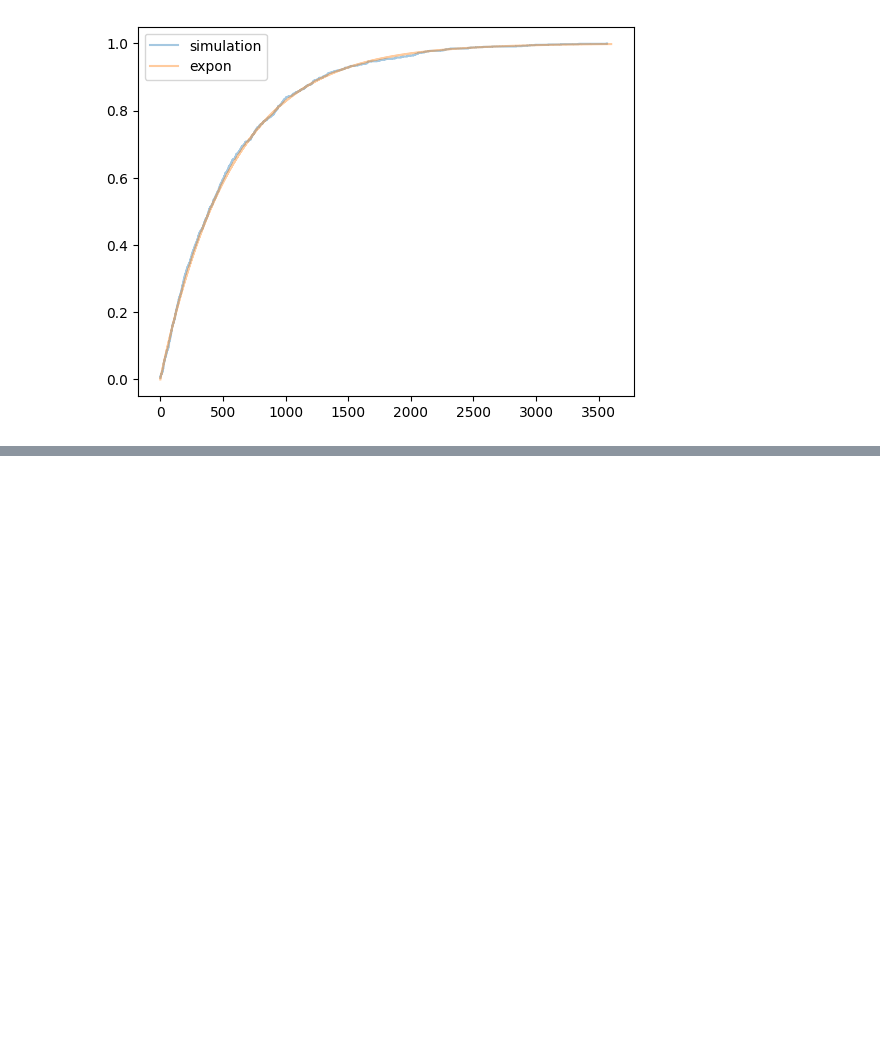
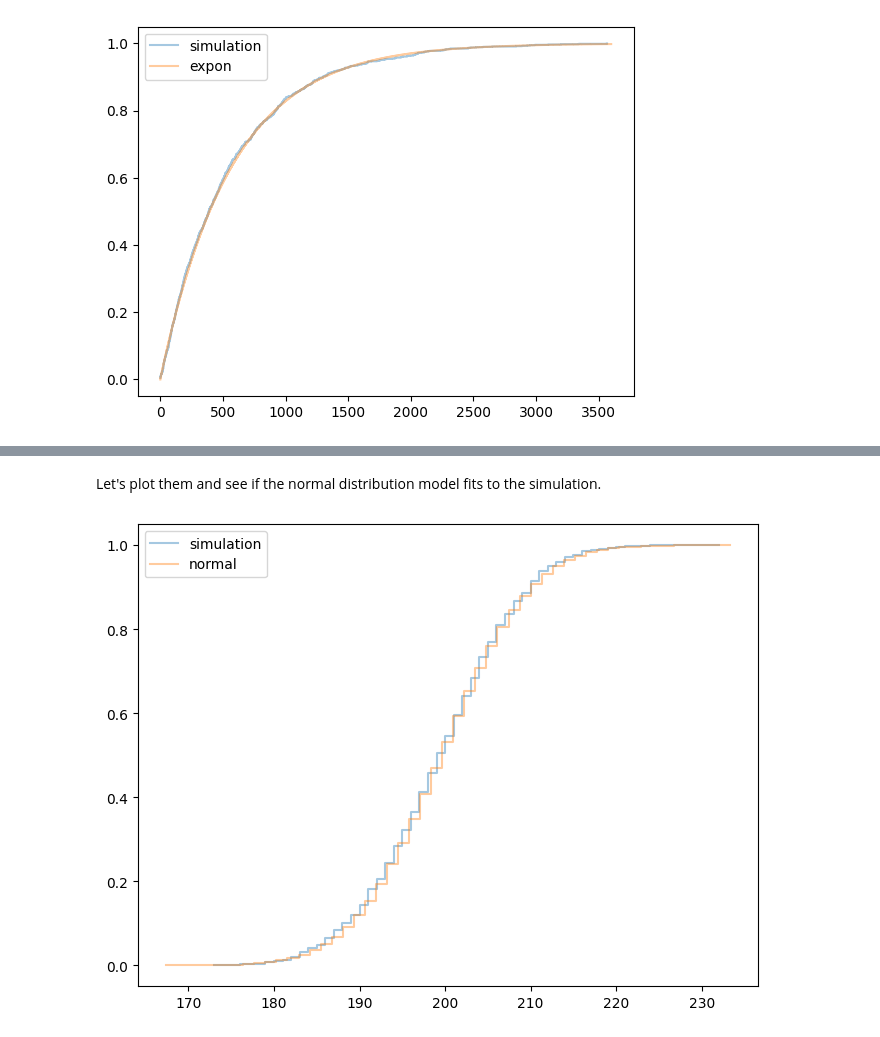
Before and after one commit to dybdeskarphet/statistics, a Jupyter notebook: notes/think_stats/05_modeling_distributions.ipynb, the cells around one changed output, grey strips where cells are left out. Saved outputs shown, nothing was run; the diff lists cells and outputs as text; code cells hidden in the pictures; blank space fills up the shorter version.

Commit message:
Add normal distribution chapter

```diff
--- a/notes/think_stats/05_modeling_distributions.ipynb
+++ b/notes/think_stats/05_modeling_distributions.ipynb
@@ -474,0 +508,4 @@ It matches up perfectly (for 3600 ticks) with the exponential distribution model
+# %%
+sim_weights_cdf = pd.Series(sim_weights).value_counts(normalize=True).sort_index().cumsum()
+sim_cdf_size = sim_weights_cdf.count()
+sim_weights_cdf
@@ -474,0 +532,5 @@ It matches up perfectly (for 3600 ticks) with the exponential distribution model
+# %%
+mean, std = np.mean(sim_weights), np.std(sim_weights)
+low, high = mean - 4*std, mean + 4*std
+print(mean,std)
+print(low,high)
@@ -474,0 +540,3 @@ It matches up perfectly (for 3600 ticks) with the exponential distribution model
+# %%
+x_ticks = np.linspace(low,high,sim_cdf_size)
+x_ticks
@@ -474,0 +557,5 @@ It matches up perfectly (for 3600 ticks) with the exponential distribution model
+# %%
+from scipy.stats import norm
+norm_dist = norm.cdf(x_ticks, loc=mean, scale=std)
+norm_dist_cdf = pd.Series(norm_dist, index=x_ticks)
+norm_dist_cdf
@@ -474,0 +580,10 @@ It matches up perfectly (for 3600 ticks) with the exponential distribution model
+# %% [markdown]
+Let's plot them and see if the normal distribution model fits to the simulation.
+# %%
+fig, ax = plt.subplots(figsize=(8,6))
+ax.step(sim_weights_cdf.index,sim_weights_cdf,label="simulation", alpha=0.4)
+ax.step(norm_dist_cdf.index, norm_dist_cdf,label="normal", alpha=0.4)
+ax.legend()
+plt.show()
+# %% [output]
+[figure, added]
```
Also changed, not shown: parts of 26 cells of this notebook.
